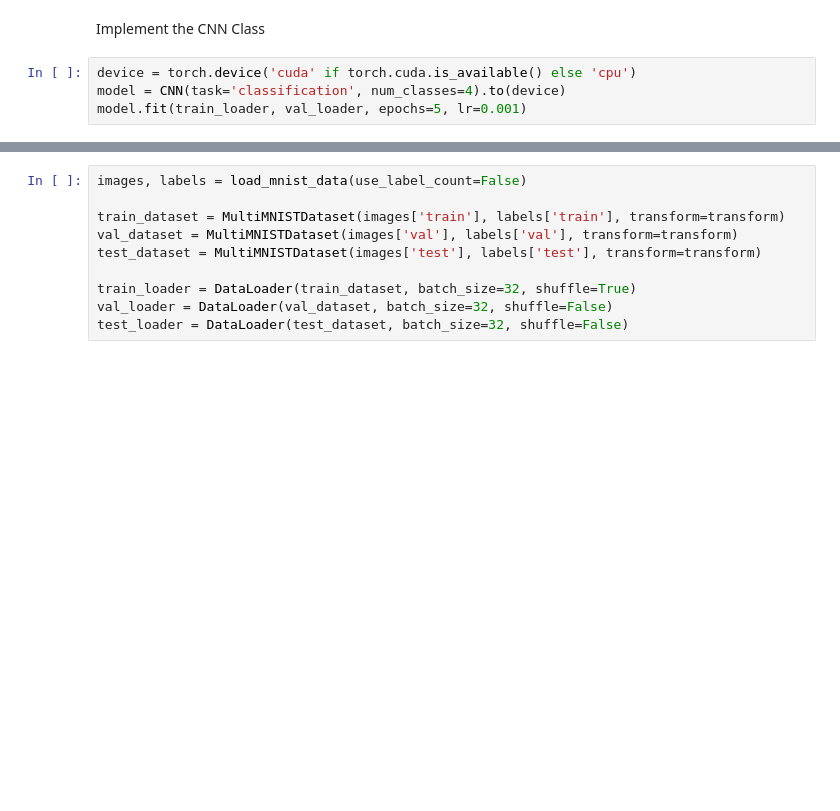
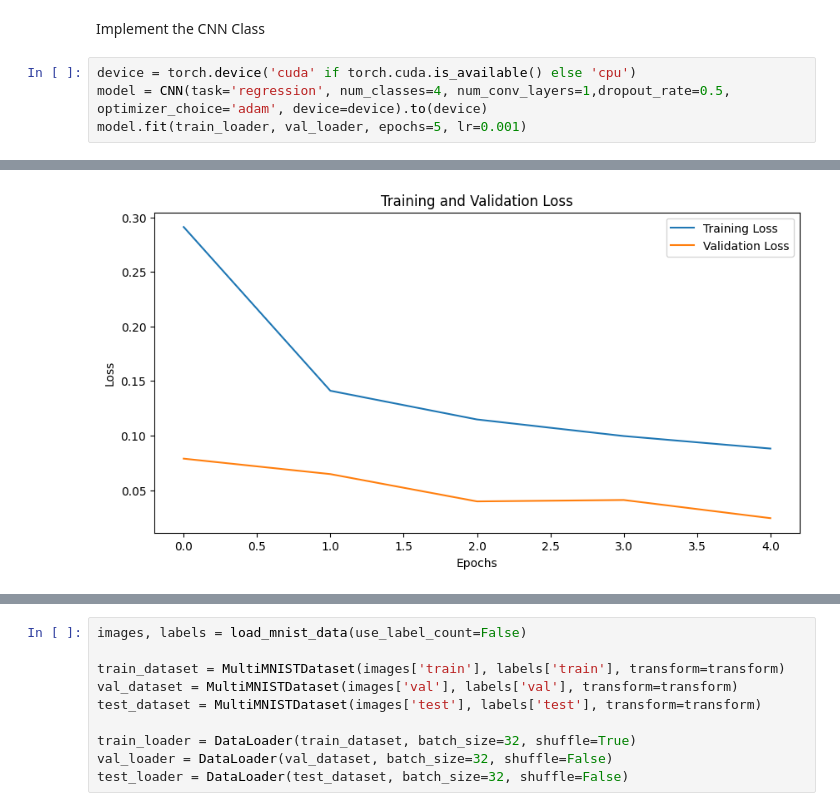
Before and after one commit to StarryBadger/ml-toolkit, a Jupyter notebook: assignments/4/CNN.ipynb, the cells around one changed output, grey strips where cells are left out. Saved outputs shown, nothing was run; the diff lists cells and outputs as text; blank space fills up the shorter version.

Commit message:
feat: conv function flexibility

```diff
--- a/assignments/4/CNN.ipynb
+++ b/assignments/4/CNN.ipynb
@@ -116,6 +118,6 @@ test_loader = DataLoader(test_dataset, batch_size=32, shuffle=False)
 Implement the CNN Class
 # %%
 device = torch.device('cuda' if torch.cuda.is_available() else 'cpu')
-model = CNN(task='classification', num_classes=4).to(device)
+model = CNN(task='regression', num_classes=4, num_conv_layers=1,dropout_rate=0.5, optimizer_choice='adam', device=device).to(device)
 model.fit(train_loader, val_loader, epochs=5, lr=0.001)
 # %% [output]
@@ -123 +129,2 @@ KeyboardInterrupt:
+[figure, added]
 # %%
```
Also changed, not shown: parts of 5 cells of this notebook, 2 other files.
